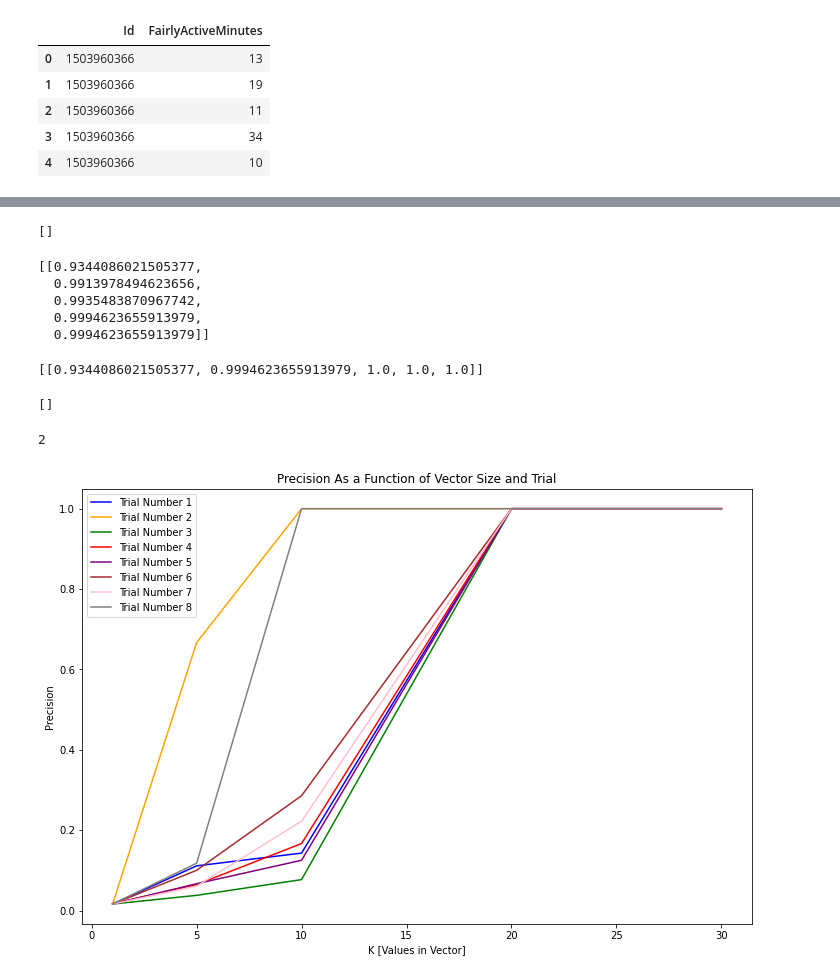
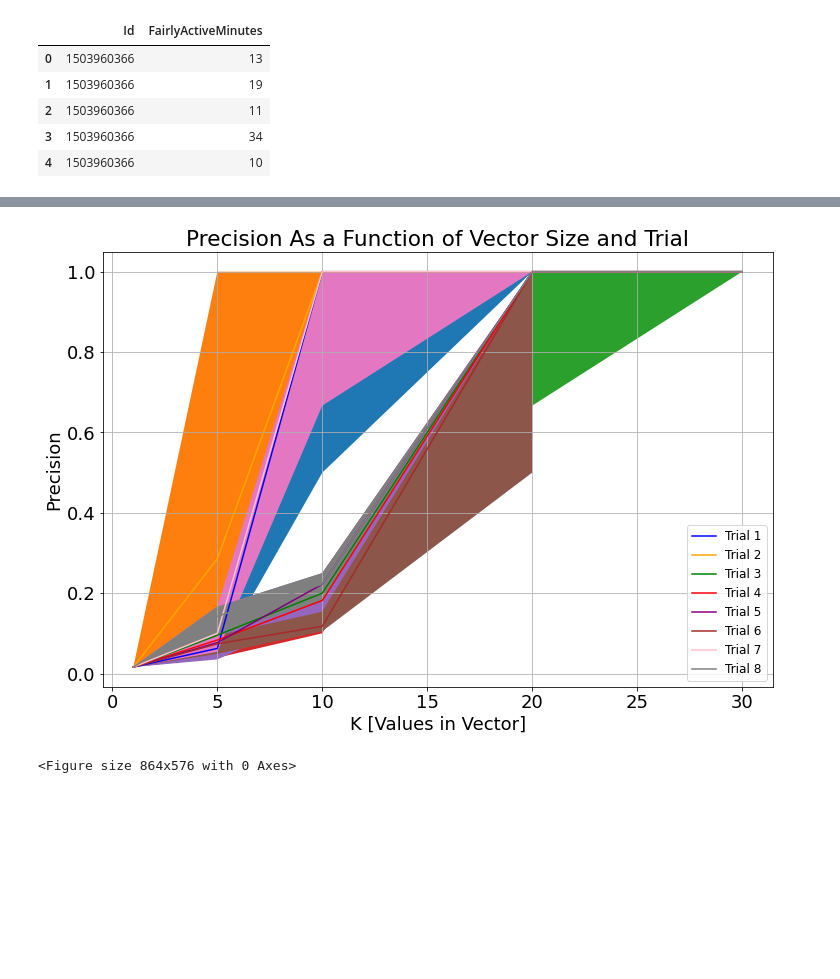
Before and after one commit to kdmalc/wearable-data-privacy, a Jupyter notebook: 07_Final_Multi-Trial_Attack.ipynb, the cells around one changed output, grey strips where cells are left out. Cells and saved outputs as stored; diff of their text form; code cells hidden in the pictures; blank space fills up the shorter version.

```diff
--- a/07_Final_Multi-Trial_Attack.ipynb
+++ b/07_Final_Multi-Trial_Attack.ipynb
@@ -4,5 +4,9 @@ pd.set_option('display.max_rows', None)
 
 import numpy as np
 import matplotlib.pyplot as plt
+plt.rcParams['figure.figsize'] = [12, 8]
+plt.rcParams.update({'font.size': 18})
+plt.rc('legend', fontsize=12)
+
 import random
 from scipy.special import rel_entr
@@ -60,8 +41,7 @@ def isMatch(v1,v2,k,th):
     for i in range(0,len(v1)-k+1):
         a = np.array([v1[i:i+k]])
         for j in range(0,len(v2)-k+1):
-            #b = np.array([v2[j:j+k]])
-            b = np.array([v2[i:i+k]])
+            b = np.array([v2[j:j+k]])
 
             # Should I zero pad b, truncate a, or just return false?
             while (a.shape[1] > b.shape[1]):
@@ -228,58 +225,34 @@ results5_list = [[] for ele in range(num_trials)]
 for i in range(num_trials):
     temp_df = res_df.loc[res_df['Trial'] == i]
 
-    results0_list[i] = [[0], [0], [0]]
-    results2_list[i] = [[0], [0], [0]]
-    results5_list[i] = [[0], [0], [0]]
+    results0_list[i] = [[], [], []]
+    results2_list[i] = [[], [], []]
+    results5_list[i] = [[], [], []]
 
     for m, metric in enumerate(my_metrics):
-        results0_list[i][m] = [[], [], []]
-        results2_list[i][m] = [[], [], []]
-        results5_list[i][m] = [[], [], []]
-
         for j, th in enumerate(ths):
             given_thresh_df = temp_df.loc[temp_df['Threshold'] == th]
-            # Don't think I need the [j]'s here...
             if th==0:
-                results0_list[i][m][j].extend(list(given_thresh_df[metric]))
+                results0_list[i][m].extend(list(given_thresh_df[metric]))
             elif th==2:
-                results2_list[i][m][j].extend(list(given_thresh_df[metric]))
+                results2_list[i][m].extend(list(given_thresh_df[metric]))
             elif th==5:
-                results5_list[i][m][j].extend(list(given_thresh_df[metric]))
+                results5_list[i][m].extend(list(given_thresh_df[metric]))
-# %%
-results0_list[i][m][j]
-# %% [output]
-[]
 # %%
 my_color_vec = ['blue', 'orange', 'green', 'red', 'purple', 'brown', 'pink', 'gray']
-# %%
-results5_list[0][m][j]
-# %% [output]
-[[0.9344086021505377,
-  0.9913978494623656,
-  0.9935483870967742,
-  0.9994623655913979,
-  0.9994623655913979]]
-# %%
-results5_list[1][m][j]
-# %% [output]
-[[0.9344086021505377, 0.9994623655913979, 1.0, 1.0, 1.0]]
-# %%
-results2_list[7][m][j]
-# %% [output]
-[]
-# %%
-j
-# %% [output]
-2
 # %%
+fig, ax = plt.subplots()
 plt.figure(figsize=(12,8))
 for i in range(num_trials):
-    plt.plot(my_xs, results5_list[i][0][j], color=my_color_vec[i], label="Trial Number " + str(i+1))
-plt.title('Precision As a Function of Vector Size and Trial')
-plt.ylabel('Precision')
-plt.xlabel('K [Values in Vector]')
-plt.legend()
-plt.show()
+    ax.plot(my_xs, results2_list[i][0], color=my_color_vec[i], label="Trial " + str(i+1))
+
+    ax.fill_between(my_xs, results0_list[i][0], results5_list[i][0])
+
+ax.set_title('Precision As a Function of Vector Size and Trial')
+ax.set_ylabel('Precision')
+ax.set_xlabel('K [Values in Vector]')
+ax.legend(["Trial 1", "Trial 2", "Trial 3", "Trial 4", "Trial 5", "Trial 6", "Trial 7", "Trial 8"], loc='lower right')
+ax.grid(visible=True, which='both')
 # %% [output]
-[figure, old version]
+[figure, new version]
+<Figure size 864x576 with 0 Axes>
```
Also changed, not shown: parts of 5 cells of this notebook, 4 other files.
